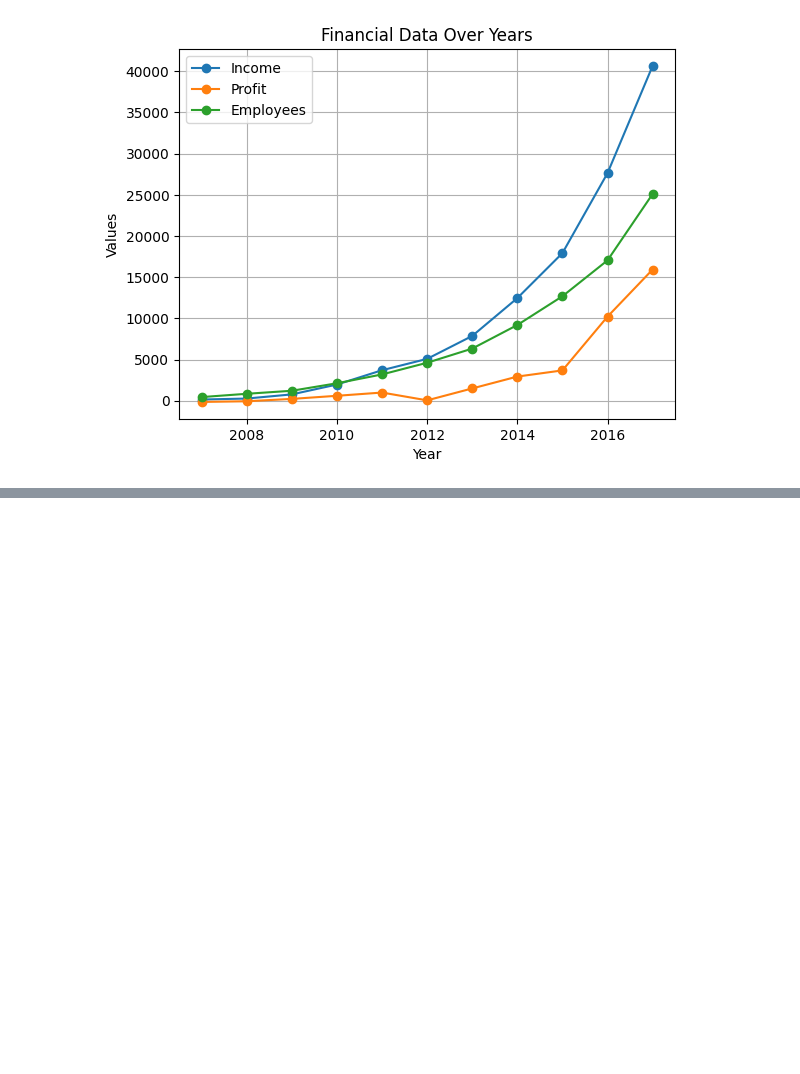
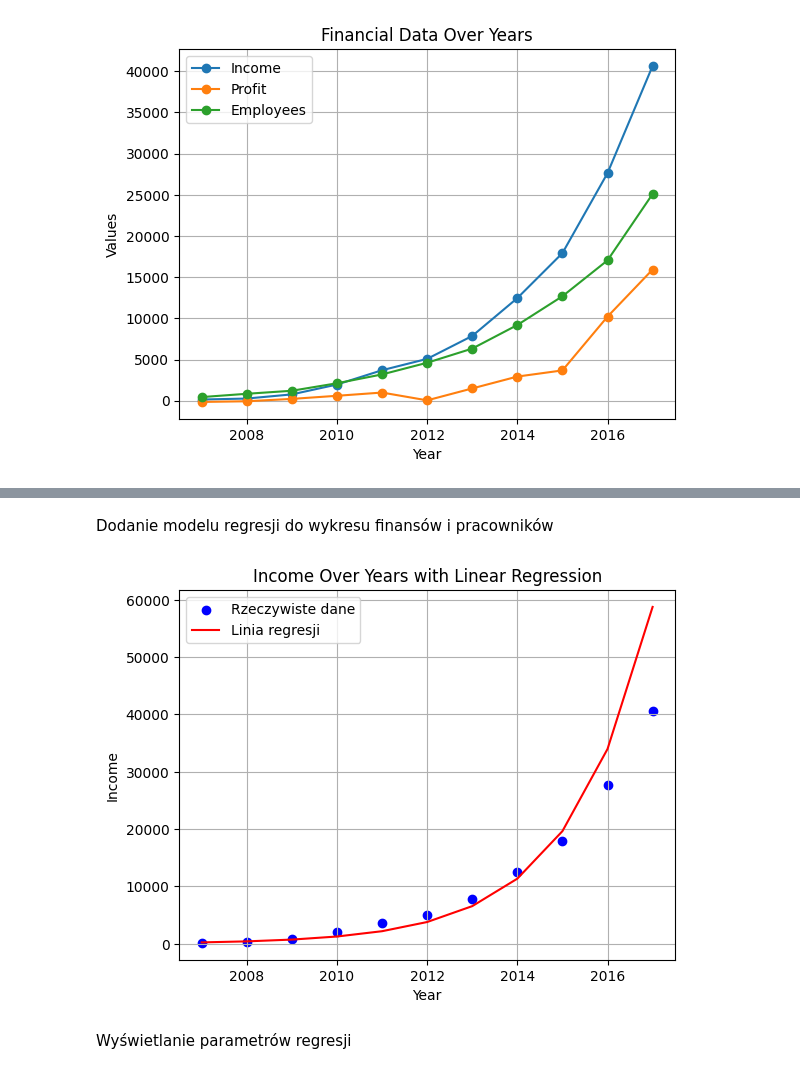
Before and after one commit to adrianpiecek/Metody-Eksploracji-Danych---model-analizy-biznesowe, a Jupyter notebook: Model.ipynb, the cells around one changed output, grey strips where cells are left out. Drawn from its saved outputs; the diff is of its cells as text; code cells hidden in the pictures; blank space fills up the shorter version.

```diff
--- a/Model.ipynb
+++ b/Model.ipynb
@@ -80,0 +161,29 @@ plt.show()
+# %% [markdown]
+Dodanie modelu regresji do wykresu finansów i pracowników
+# %%
+# Przygotowanie danych do modelu regresji
+X = finance_data.index.values.reshape(-1, 1)  # Używamy indeksu jako zmiennej niezależnej
+y = finance_data['Income'].values  # Zmienna zależna
+log_y = np.log(y)
+
+# Tworzenie i trenowanie modelu regresji liniowej
+model = LinearRegression()
+model.fit(X, log_y)
+
+# Przewidywanie wartości
+log_y_pred = model.predict(X)
+y_pred = np.exp(log_y_pred)
+
+# Rysowanie wykresu z linią regresji
+plt.scatter(finance_data['Year'], finance_data['Income'], color='blue', label='Rzeczywiste dane')
+plt.plot(finance_data['Year'], y_pred, color='red', label='Linia regresji')
+plt.xlabel('Year')
+plt.ylabel('Income')
+plt.title('Income Over Years with Linear Regression')
+plt.legend()
+plt.grid(True)
+plt.show()
+# %% [output]
+[figure, added]
+# %% [markdown]
+Wyświetlanie parametrów regresji
```
Also changed, not shown: parts of 7 cells of this notebook.
